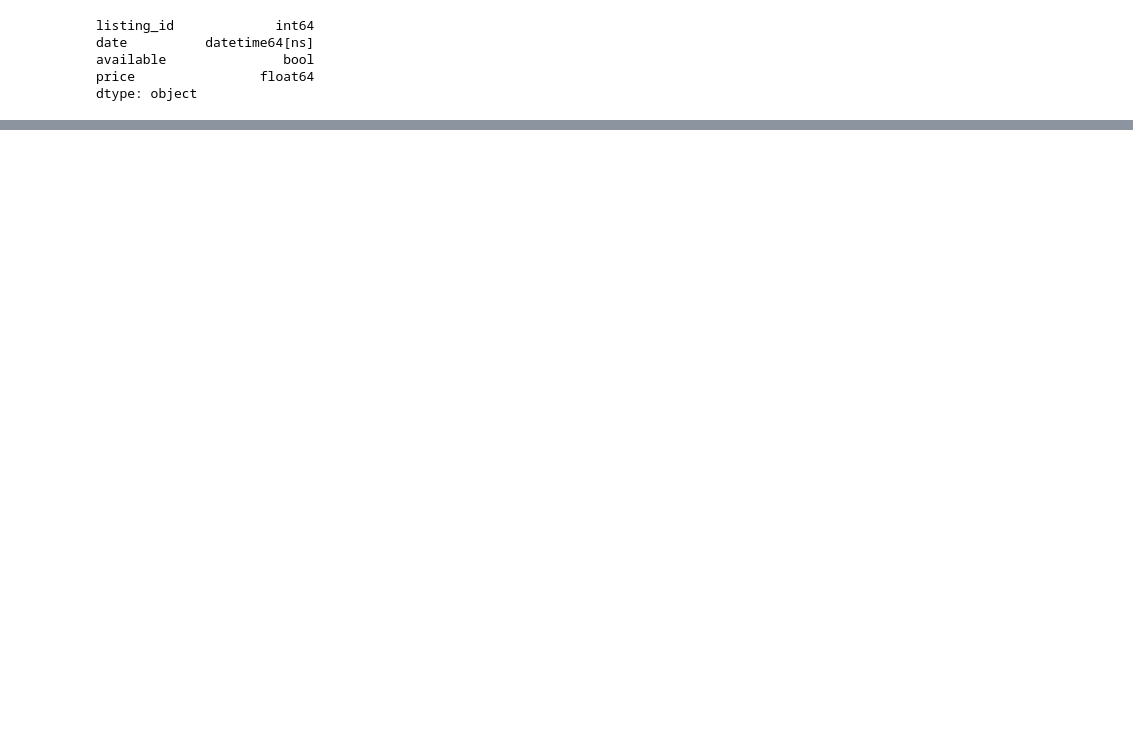
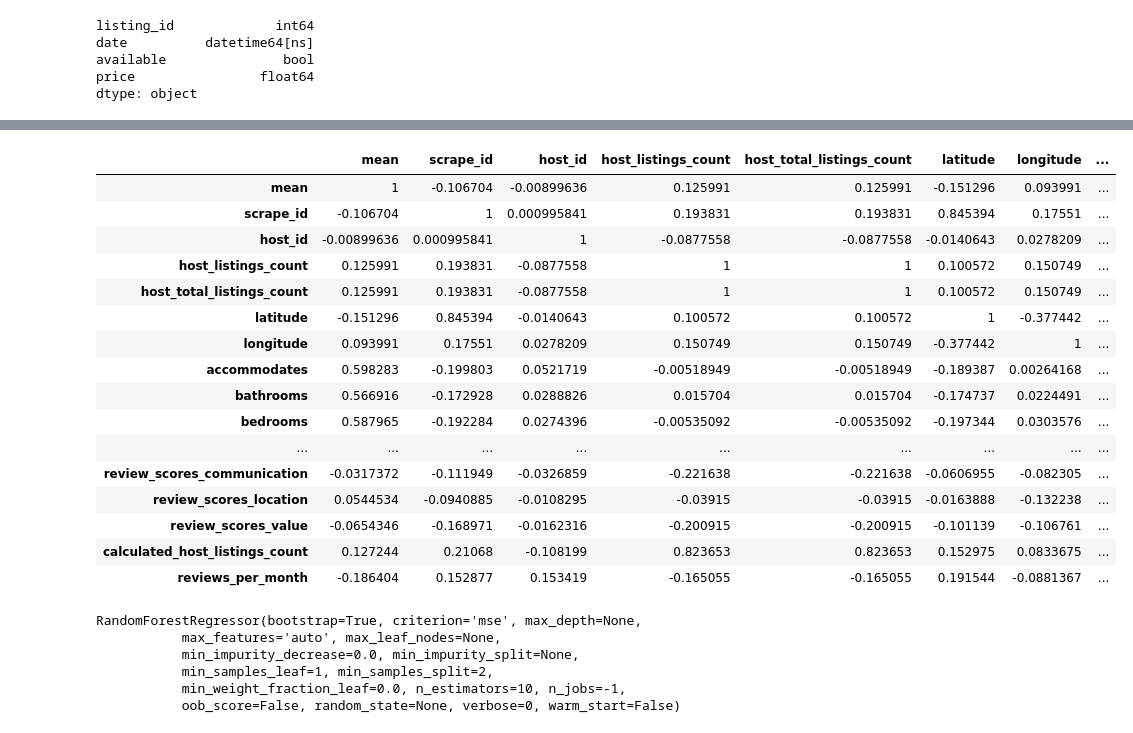
Before and after one commit to javierivanov/airbnbDSND, a Jupyter notebook: AirbnbDataExploration.ipynb, the cells around one changed output, grey strips where cells are left out. Cells and saved outputs as stored; diff of their text form; code cells hidden in the pictures; blank space fills up the shorter version.

```diff
--- a/AirbnbDataExploration.ipynb
+++ b/AirbnbDataExploration.ipynb
@@ -173,0 +248,44 @@ plt.show();
+# %%
+combined_metrics.index.name = 'id'
+# %%
+num_listings = num_listings.set_index('id')
+# %%
+result = pd.merge(combined_metrics, num_listings, on='id')
+# %%
+corr_matrix = result.corr()
+corr_matrix.style.background_gradient()
+# %% [output]
+|  | mean | scrape_id | host_id | host_listings_count | host_total_listings_count | latitude | longitude | ... |
+| mean | 1 | -0.106704 | -0.00899636 | 0.125991 | 0.125991 | -0.151296 | 0.093991 | ... |
+| scrape_id | -0.106704 | 1 | 0.000995841 | 0.193831 | 0.193831 | 0.845394 | 0.17551 | ... |
+| host_id | -0.00899636 | 0.000995841 | 1 | -0.0877558 | -0.0877558 | -0.0140643 | 0.0278209 | ... |
+| host_listings_count | 0.125991 | 0.193831 | -0.0877558 | 1 | 1 | 0.100572 | 0.150749 | ... |
+| host_total_listings_count | 0.125991 | 0.193831 | -0.0877558 | 1 | 1 | 0.100572 | 0.150749 | ... |
+| latitude | -0.151296 | 0.845394 | -0.0140643 | 0.100572 | 0.100572 | 1 | -0.377442 | ... |
+| longitude | 0.093991 | 0.17551 | 0.0278209 | 0.150749 | 0.150749 | -0.377442 | 1 | ... |
+| accommodates | 0.598283 | -0.199803 | 0.0521719 | -0.00518949 | -0.00518949 | -0.189387 | 0.00264168 | ... |
+| bathrooms | 0.566916 | -0.172928 | 0.0288826 | 0.015704 | 0.015704 | -0.174737 | 0.0224491 | ... |
+| bedrooms | 0.587965 | -0.192284 | 0.0274396 | -0.00535092 | -0.00535092 | -0.197344 | 0.0303576 | ... |
+| ... | ... | ... | ... | ... | ... | ... | ... | ... |
+| review_scores_communication | -0.0317372 | -0.111949 | -0.0326859 | -0.221638 | -0.221638 | -0.0606955 | -0.082305 | ... |
+| review_scores_location | 0.0544534 | -0.0940885 | -0.0108295 | -0.03915 | -0.03915 | -0.0163888 | -0.132238 | ... |
+| review_scores_value | -0.0654346 | -0.168971 | -0.0162316 | -0.200915 | -0.200915 | -0.101139 | -0.106761 | ... |
+| calculated_host_listings_count | 0.127244 | 0.21068 | -0.108199 | 0.823653 | 0.823653 | 0.152975 | 0.0833675 | ... |
+| reviews_per_month | -0.186404 | 0.152877 | 0.153419 | -0.165055 | -0.165055 | 0.191544 | -0.0881367 | ... |
+# %%
+from sklearn.ensemble import RandomForestRegressor
+result = result.dropna()
+y = result['mean']
+X = result.drop('mean', axis=1)
+X_train, X_test, y_train, y_test = train_test_split(X, y, random_state=0)
+
+regressor = RandomForestRegressor(n_jobs=-1)
+
+regressor.fit(X=X_train, y=y_train)
+# %% [output]
+RandomForestRegressor(bootstrap=True, criterion='mse', max_depth=None,
+           max_features='auto', max_leaf_nodes=None,
+           min_impurity_decrease=0.0, min_impurity_split=None,
+           min_samples_leaf=1, min_samples_split=2,
+           min_weight_fraction_leaf=0.0, n_estimators=10, n_jobs=-1,
+           oob_score=False, random_state=None, verbose=0, warm_start=False)
```
Also changed, not shown: parts of 10 cells of this notebook.
